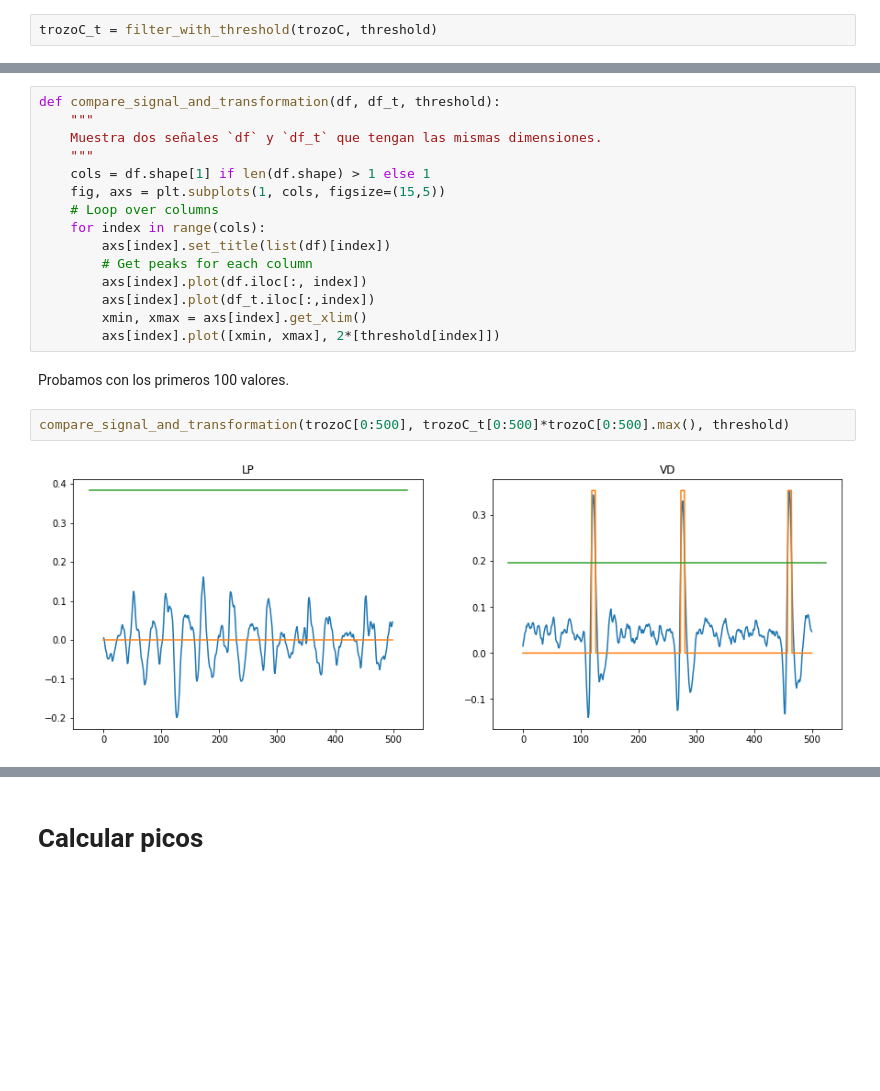
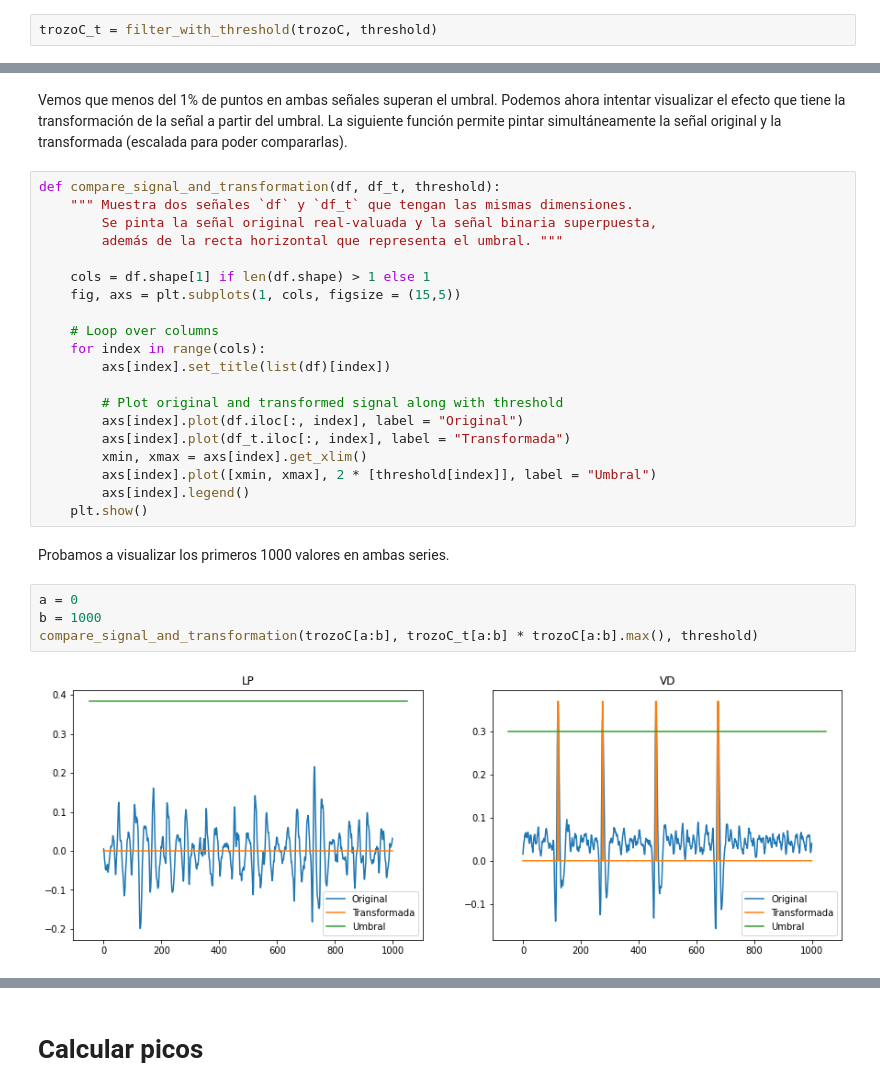
Before and after one commit to Ludvins/MCD_Practicas_TI, a Jupyter notebook: Practica.ipynb, the cells around one changed output, grey strips where cells are left out. Cells and saved outputs as stored; diff of their text form; blank space fills up the shorter version.

```diff
--- a/Practica.ipynb
+++ b/Practica.ipynb
@@ -77,22 +95,31 @@ La siguiente función permite pintar simultaneamente la señal original y la tra
+# %% [markdown]
+Vemos que menos del 1% de puntos en ambas señales superan el umbral. Podemos ahora intentar visualizar el efecto que tiene la transformación de la señal a partir del umbral. La siguiente función permite pintar simultáneamente la señal original y la transformada (escalada para poder compararlas).
 # %%
 def compare_signal_and_transformation(df, df_t, threshold):
-    """
-    Muestra dos señales `df` y `df_t` que tengan las mismas dimensiones.
-    """
+    """ Muestra dos señales `df` y `df_t` que tengan las mismas dimensiones.
+        Se pinta la señal original real-valuada y la señal binaria superpuesta,
+        además de la recta horizontal que representa el umbral. """
+
     cols = df.shape[1] if len(df.shape) > 1 else 1
-    fig, axs = plt.subplots(1, cols, figsize=(15,5))
+    fig, axs = plt.subplots(1, cols, figsize = (15,5))
+
     # Loop over columns
     for index in range(cols):
         axs[index].set_title(list(df)[index])
-        # Get peaks for each column
-        axs[index].plot(df.iloc[:, index])
-        axs[index].plot(df_t.iloc[:,index])
+
+        # Plot original and transformed signal along with threshold
+        axs[index].plot(df.iloc[:, index], label = "Original")
+        axs[index].plot(df_t.iloc[:, index], label = "Transformada")
         xmin, xmax = axs[index].get_xlim()
-        axs[index].plot([xmin, xmax], 2*[threshold[index]])
+        axs[index].plot([xmin, xmax], 2 * [threshold[index]], label = "Umbral")
+        axs[index].legend()
+    plt.show()
 # %% [markdown]
-Probamos con los primeros 100 valores.
+Probamos a visualizar los primeros 1000 valores en ambas series.
-# %%
-compare_signal_and_transformation(trozoC[0:500], trozoC_t[0:500]*trozoC[0:500].max(), threshold)
-# %% [output]
-[figure, removed]
+# %%
+a = 0
+b = 1000
+compare_signal_and_transformation(trozoC[a:b], trozoC_t[a:b] * trozoC[a:b].max(), threshold)
+# %% [output]
+[figure, added]
 # %% [markdown]
```
Also changed, not shown: parts of 51 cells of this notebook.
